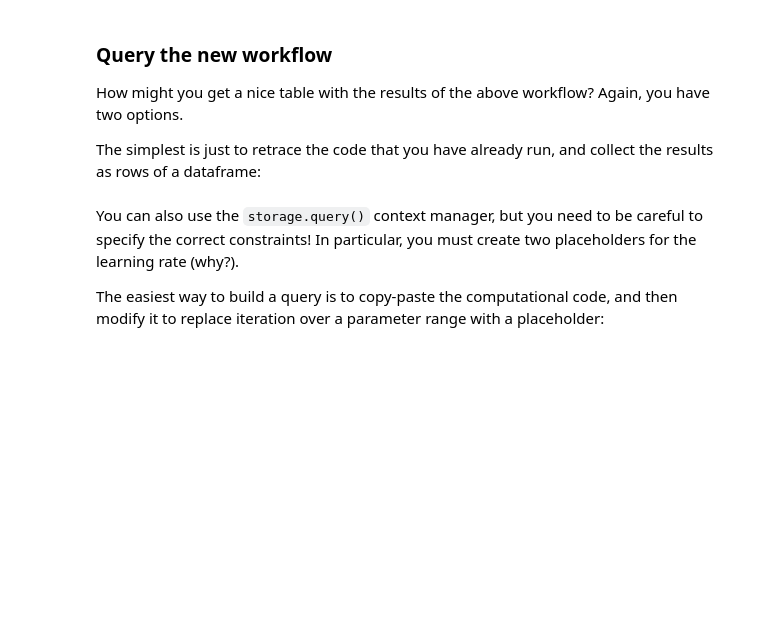
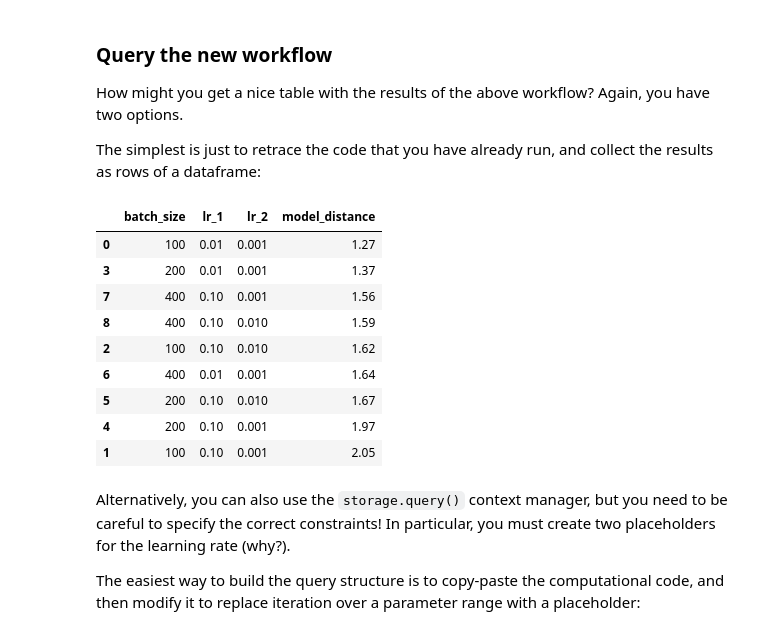
Before and after one commit to amakelov/mandala, a Jupyter notebook: mandala_lite/demos/logistic.ipynb, the cells around one changed output. Drawn from its saved outputs; the diff is of its cells as text; code cells hidden in the pictures; blank space fills up the shorter version.

```diff
--- a/mandala_lite/demos/logistic.ipynb
+++ b/mandala_lite/demos/logistic.ipynb
@@ -42,17 +43,20 @@ as tracked by `mandala`:
 # %%
 DATA_DIMENSION = 10
 
-# `mandala` decorator; like @functools.lru_cache, but with extra functionality.
+# main `mandala` decorator; like @functools.lru_cache, but with extra functionality.
 # Currently, you must specify the exact number of inputs (i.e., no *args or **kwargs),
-# and the number of outputs (via a type annotation).
+# and the number of outputs (using a type annotation with a `Tuple` if there are
+# multiple outputs).
 @op
 def generate_dataset() -> Tuple[TensorDataset, TensorDataset]:
+    """
+    Generate a simple synthetic dataset for logistic regression, perform a
+    80/20 train/test split, and return the results as `TensorDataset`s.
+    """
     n_samples = 1000
     x = np.random.randn(n_samples, DATA_DIMENSION)
     y = x[:, 0] > 0
-    # convert to torch tensors
     x, y = torch.from_numpy(x).float(), torch.from_numpy(y).long()
-    # create train/test split with 80/20 ratio
     train_size = int(0.8 * n_samples)
     train_dataset = TensorDataset(x[:train_size], y[:train_size])
     test_dataset = TensorDataset(x[train_size:], y[train_size:])
@@ -459,3 +596,15 @@ def compare_mistakes(
+# %%
+@op
+def get_model_distance(
+    model_1: LogisticRegression,
+    model_2: LogisticRegression,
+) -> float:
+    """
+    Compute the distance between two models' weights
+    """
+    weight_distance = torch.dist(model_1.linear.weight, model_2.linear.weight)
+    bias_distance = torch.dist(model_1.linear.bias, model_2.linear.bias)
+    return round(float(weight_distance + bias_distance), 2)
 # %% [markdown]
 Now, compare the mistakes of all the models trained on the synthetic dataset of
 size `2000` for each batch size:
@@ -473,7 +622,7 @@ with storage.run():
                 model_2, acc_2 = train_model(
                     train_dataset, test_dataset, lr_2, batch_size
                 )
-                jaccard_index = compare_mistakes(model_1, model_2, test_dataset)
+                model_dist = get_model_distance(model_1, model_2)
                 print(
-                    f"===end of run=== batch_size: {batch_size}, lr_1: {lr_1}, lr_2: {lr_2}, jaccard_index: {unwrap(jaccard_index)}"
+                    f"===end of run=== batch_size: {batch_size}, lr_1: {lr_1}, lr_2: {lr_2}, overlap coefficient: {unwrap(model_dist)}"
                 )
@@ -491,36 +649,48 @@ the results as rows of a dataframe:
 # %%
 with storage.run():
     rows = []
     train_dataset, test_dataset = generate_dataset(n_samples=2_000)
     for batch_size in [100, 200, 400]:
         for lr_1 in [0.001, 0.01, 0.1]:
             for lr_2 in [0.001, 0.01, 0.1]:
                 if lr_1 <= lr_2:
                     continue
                 model_1, acc_1 = train_model(
                     train_dataset, test_dataset, lr_1, batch_size
                 )
                 model_2, acc_2 = train_model(
                     train_dataset, test_dataset, lr_2, batch_size
                 )
-                jaccard = compare_mistakes(model_1, model_2, test_dataset)
+                model_distance = get_model_distance(model_1, model_2)
                 rows.append(
                     {
                         "batch_size": batch_size,
                         "lr_1": lr_1,
                         "lr_2": lr_2,
-                        "jaccard": unwrap(jaccard),
+                        "model_distance": unwrap(model_distance),
                     }
                 )
 df = pd.DataFrame(rows)
-df.sort_values(by=["jaccard"], ascending=False)
+df.sort_values(by=["model_distance"], ascending=True)
+# %% [output]
+|  | batch_size | lr_1 | lr_2 | model_distance |
+| 0 | 100 | 0.01 | 0.001 | 1.27 |
+| 3 | 200 | 0.01 | 0.001 | 1.37 |
+| 7 | 400 | 0.10 | 0.001 | 1.56 |
+| 8 | 400 | 0.10 | 0.010 | 1.59 |
+| 2 | 100 | 0.10 | 0.010 | 1.62 |
+| 6 | 400 | 0.01 | 0.001 | 1.64 |
+| 5 | 200 | 0.10 | 0.010 | 1.67 |
+| 4 | 200 | 0.10 | 0.001 | 1.97 |
+| 1 | 100 | 0.10 | 0.001 | 2.05 |
 # %% [markdown]
-You can also use the `storage.query()` context manager, but you need to be
-careful to specify the correct constraints! In particular, you must create two
-placeholders for the learning rate (why?).
+Alternatively, you can also use the `storage.query()` context manager, but you
+need to be careful to specify the correct constraints! In particular, you must
+create two placeholders for the learning rate (why?).
 
-The easiest way to build a query is to copy-paste the computational code, and
-then modify it to replace iteration over a parameter range with a placeholder:
+The easiest way to build the query structure is to copy-paste the computational
+code, and then modify it to replace iteration over a parameter range with a
+placeholder:
 # %%
 with storage.query() as q:
     n_samples = Q().named("n_samples")
```
Also changed, not shown: parts of 36 cells of this notebook, 2 other files.
